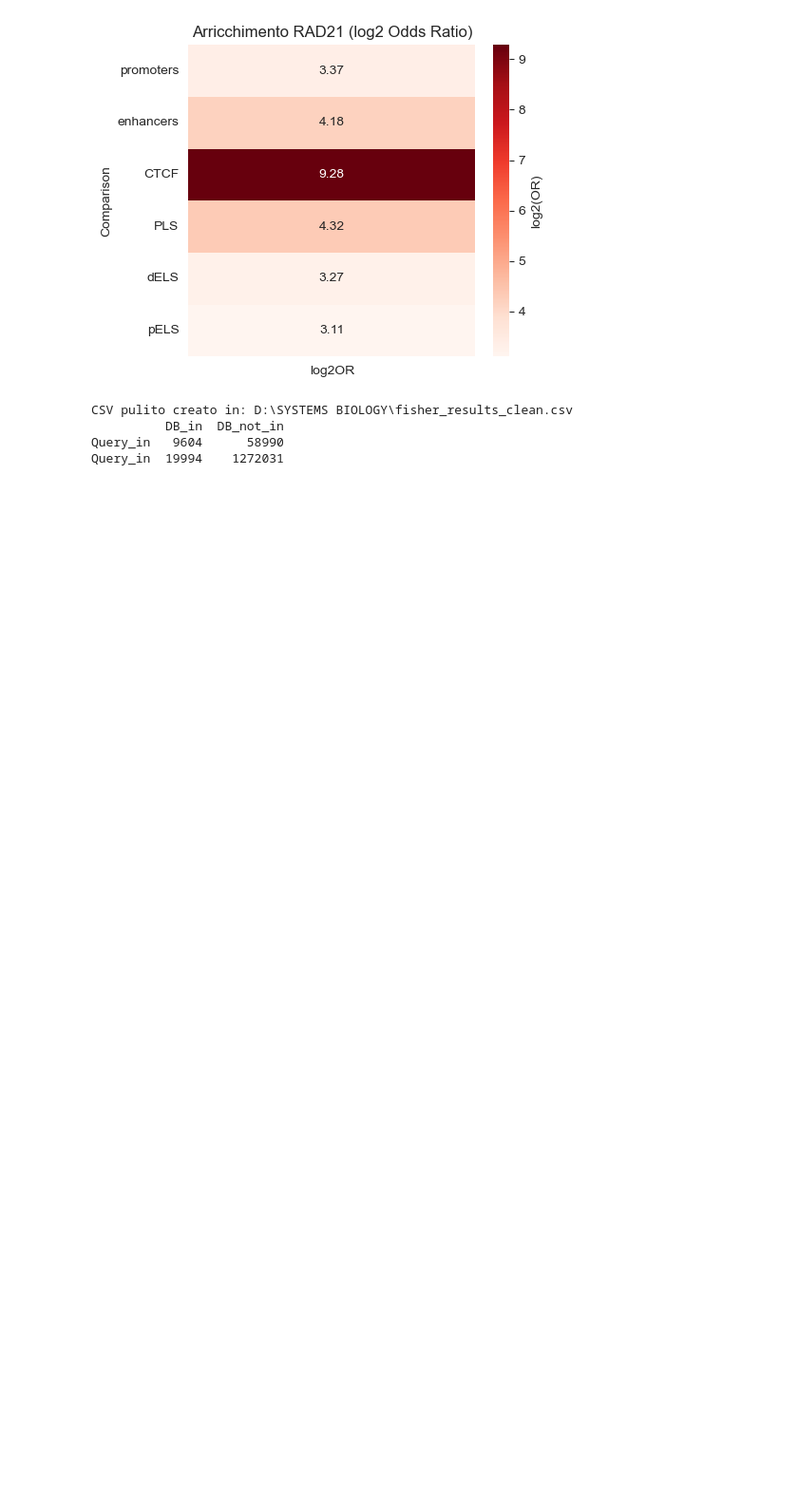
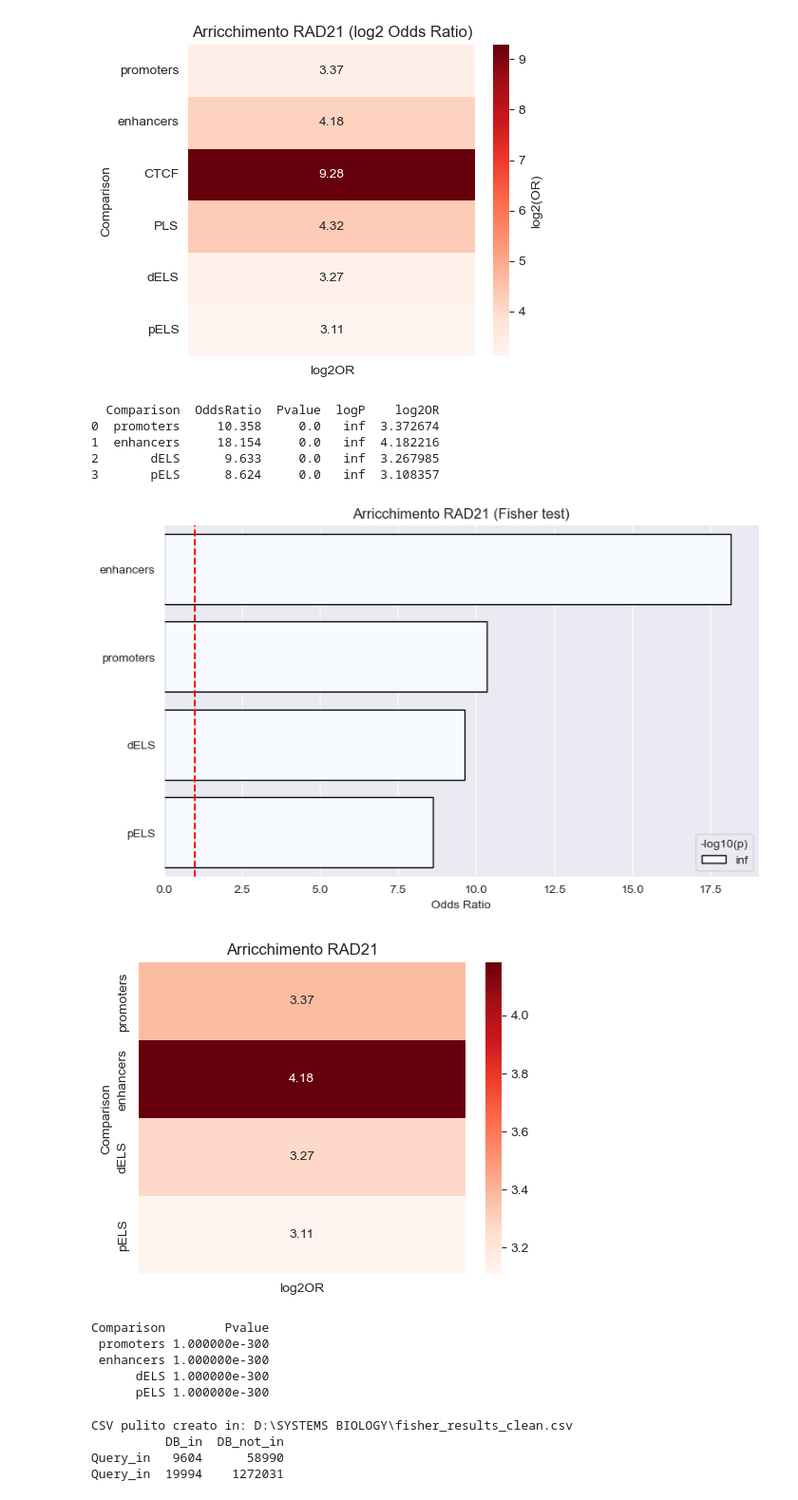
Before and after one commit to BioImad/ML, a Jupyter notebook: FISHER TEST PROMOTORE.ipynb, the cells around one changed output. Shown: that part at 95% size. Cells and saved outputs as stored; diff of their text form; code cells hidden in the pictures; blank space fills up the shorter version.

```diff
--- a/FISHER TEST PROMOTORE.ipynb
+++ b/FISHER TEST PROMOTORE.ipynb
@@ -103,6 +121,84 @@ plt.show()
 5       pELS      8.624     0.0   inf  3.108357
 [figure]
 [figure]
+# %%
+files = {
+    "promoters": "fisher_RAD21_vs_promoters.txt",
+    "enhancers": "fisher_RAD21_vs_enhancers.txt",
+
+    "dELS": "fisher_RAD21_vs_dELS.txt",
+    "pELS": "fisher_RAD21_vs_pELS.txt"
+}
+
+# --- 2. Leggi i file Fisher
+df_list = []
+for name, path in files.items():
+    try:
+        tab = pd.read_csv(path, sep="\t", comment="#")
+        if "ratio" in tab.columns and "two-tail" in tab.columns:
+            odds = float(tab["ratio"].iloc[0])
+            pval = float(tab["two-tail"].iloc[0])
+            df_list.append({"Comparison": name, "OddsRatio": odds, "Pvalue": pval})
+    except Exception as e:
+        print(f"Errore con {name}: {e}")
+
+df = pd.DataFrame(df_list)
+df["logP"] = -np.log10(df["Pvalue"])
+df["log2OR"] = np.log2(df["OddsRatio"])
+
+print(df)
+
+# --- 3. Barplot colorato
+plt.figure(figsize=(8,5))
+sns.barplot(data=df.sort_values("OddsRatio", ascending=False),
+            x="OddsRatio", y="Comparison", hue="logP", dodge=False,
+            palette="Blues", edgecolor="black",)
+plt.axvline(1, ls="--", color="red")
+plt.title("Arricchimento RAD21 (Fisher test)")
+plt.xlabel("Odds Ratio")
+plt.ylabel("")
+plt.legend(title="-log10(p)", loc="lower right")
+plt.tight_layout()
+plt.show()
+
+# --- 4. Heatmap log2(OR)
+plt.figure(figsize=(5,4))
+sns.heatmap(df.set_index("Comparison")[["log2OR"]],
+            annot=True, fmt=".2f", cmap="Reds",
+            )
+plt.title("Arricchimento RAD21")
+plt.tight_layout()
+
+plt.show()
+
+pvals = []
+for name, path in files.items():
+    try:
+        tab = pd.read_csv(path, sep="\t", comment="#")
+        if "two-tail" in tab.columns:
+            pval = float(tab["two-tail"].iloc[0])
+            if pval == 0:   # evita lo zero assoluto
+                pval = 1e-300
+            pvals.append({"Comparison": name, "Pvalue": pval})
+    except Exception as e:
+        print(f"Errore con {name}: {e}")
+
+# --- 4. Tabella finale
+df = pd.DataFrame(pvals).sort_values("Pvalue")
+print(df.to_string(index=False))
+# %% [output]
+  Comparison  OddsRatio  Pvalue  logP    log2OR
+0  promoters     10.358     0.0   inf  3.372674
+1  enhancers     18.154     0.0   inf  4.182216
+2       dELS      9.633     0.0   inf  3.267985
+3       pELS      8.624     0.0   inf  3.108357
+[figure, added]
+[figure, added]
+Comparison        Pvalue
+ promoters 1.000000e-300
+ enhancers 1.000000e-300
+      dELS 1.000000e-300
+      pELS 1.000000e-300
 # %%
 import pandas as pd
 import seaborn as sns
```
Also changed, not shown: parts of 6 cells of this notebook.
